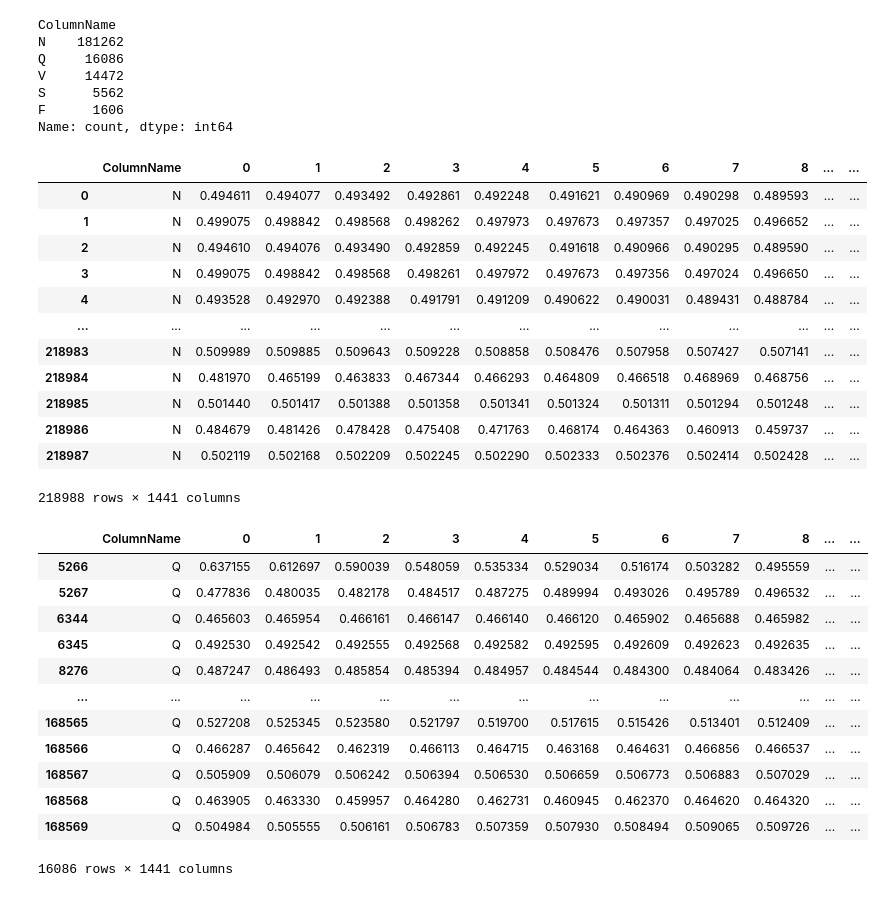
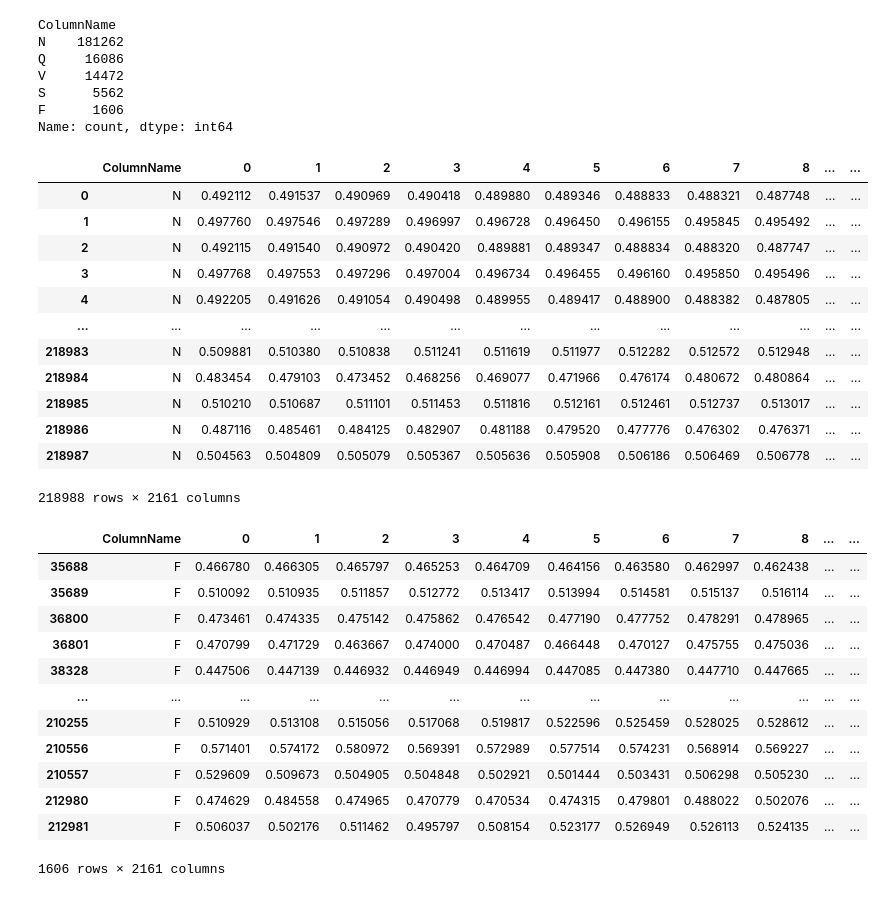
Before and after one commit to arthurdesma/Arrhythmia_Detection_and_Classification, a Jupyter notebook: data_treatement_test.ipynb, the cells around one changed output. Cells and saved outputs as stored; diff of their text form; code cells hidden in the pictures.

```diff
--- a/data_treatement_test.ipynb
+++ b/data_treatement_test.ipynb
@@ -96,8 +96,10 @@ def process_patient_data(patient_number, data_creation_dir="data_creation"):
     second_column_name = ecg_df.columns[1] if len(ecg_df.columns) > 1 else None
 
     sampling_rate = 360  # Hz
-    window_size_seconds = 2  # Seconds before and after annotation
+    window_size_seconds = 3  # Seconds before and after annotation
     window_size_samples = window_size_seconds * sampling_rate
+    window_size_samples = int(window_size_seconds * sampling_rate)
+
 
     for _, row in annotations_df.iterrows():
         annotation_point = row['Annotation']
@@ -227,35 +229,35 @@ df_fusionné = pd.concat([df_y, df_x], axis=1)
 df_fusionné
 # %% [output]
 |  | ColumnName | 0 | 1 | 2 | 3 | 4 | 5 | 6 | 7 | 8 | ... | ... |
-| 0 | N | 0.494611 | 0.494077 | 0.493492 | 0.492861 | 0.492248 | 0.491621 | 0.490969 | 0.490298 | 0.489593 | ... | ... |
-| 1 | N | 0.499075 | 0.498842 | 0.498568 | 0.498262 | 0.497973 | 0.497673 | 0.497357 | 0.497025 | 0.496652 | ... | ... |
-| 2 | N | 0.494610 | 0.494076 | 0.493490 | 0.492859 | 0.492245 | 0.491618 | 0.490966 | 0.490295 | 0.489590 | ... | ... |
-| 3 | N | 0.499075 | 0.498842 | 0.498568 | 0.498261 | 0.497972 | 0.497673 | 0.497356 | 0.497024 | 0.496650 | ... | ... |
-| 4 | N | 0.493528 | 0.492970 | 0.492388 | 0.491791 | 0.491209 | 0.490622 | 0.490031 | 0.489431 | 0.488784 | ... | ... |
+| 0 | N | 0.492112 | 0.491537 | 0.490969 | 0.490418 | 0.489880 | 0.489346 | 0.488833 | 0.488321 | 0.487748 | ... | ... |
+| 1 | N | 0.497760 | 0.497546 | 0.497289 | 0.496997 | 0.496728 | 0.496450 | 0.496155 | 0.495845 | 0.495492 | ... | ... |
+| 2 | N | 0.492115 | 0.491540 | 0.490972 | 0.490420 | 0.489881 | 0.489347 | 0.488834 | 0.488320 | 0.487747 | ... | ... |
+| 3 | N | 0.497768 | 0.497553 | 0.497296 | 0.497004 | 0.496734 | 0.496455 | 0.496160 | 0.495850 | 0.495496 | ... | ... |
+| 4 | N | 0.492205 | 0.491626 | 0.491054 | 0.490498 | 0.489955 | 0.489417 | 0.488900 | 0.488382 | 0.487805 | ... | ... |
 | ... | ... | ... | ... | ... | ... | ... | ... | ... | ... | ... | ... | ... |
-| 218983 | N | 0.509989 | 0.509885 | 0.509643 | 0.509228 | 0.508858 | 0.508476 | 0.507958 | 0.507427 | 0.507141 | ... | ... |
-| 218984 | N | 0.481970 | 0.465199 | 0.463833 | 0.467344 | 0.466293 | 0.464809 | 0.466518 | 0.468969 | 0.468756 | ... | ... |
-| 218985 | N | 0.501440 | 0.501417 | 0.501388 | 0.501358 | 0.501341 | 0.501324 | 0.501311 | 0.501294 | 0.501248 | ... | ... |
-| 218986 | N | 0.484679 | 0.481426 | 0.478428 | 0.475408 | 0.471763 | 0.468174 | 0.464363 | 0.460913 | 0.459737 | ... | ... |
-| 218987 | N | 0.502119 | 0.502168 | 0.502209 | 0.502245 | 0.502290 | 0.502333 | 0.502376 | 0.502414 | 0.502428 | ... | ... |
+| 218983 | N | 0.509881 | 0.510380 | 0.510838 | 0.511241 | 0.511619 | 0.511977 | 0.512282 | 0.512572 | 0.512948 | ... | ... |
+| 218984 | N | 0.483454 | 0.479103 | 0.473452 | 0.468256 | 0.469077 | 0.471966 | 0.476174 | 0.480672 | 0.480864 | ... | ... |
+| 218985 | N | 0.510210 | 0.510687 | 0.511101 | 0.511453 | 0.511816 | 0.512161 | 0.512461 | 0.512737 | 0.513017 | ... | ... |
+| 218986 | N | 0.487116 | 0.485461 | 0.484125 | 0.482907 | 0.481188 | 0.479520 | 0.477776 | 0.476302 | 0.476371 | ... | ... |
+| 218987 | N | 0.504563 | 0.504809 | 0.505079 | 0.505367 | 0.505636 | 0.505908 | 0.506186 | 0.506469 | 0.506778 | ... | ... |
-218988 rows × 1441 columns
+218988 rows × 2161 columns
 # %%
-line = df_fusionné.loc[df_fusionné['ColumnName'] == 'Q']
+line = df_fusionné.loc[df_fusionné['ColumnName'] == 'F']
 line
 # %% [output]
 |  | ColumnName | 0 | 1 | 2 | 3 | 4 | 5 | 6 | 7 | 8 | ... | ... |
-| 5266 | Q | 0.637155 | 0.612697 | 0.590039 | 0.548059 | 0.535334 | 0.529034 | 0.516174 | 0.503282 | 0.495559 | ... | ... |
-| 5267 | Q | 0.477836 | 0.480035 | 0.482178 | 0.484517 | 0.487275 | 0.489994 | 0.493026 | 0.495789 | 0.496532 | ... | ... |
-| 6344 | Q | 0.465603 | 0.465954 | 0.466161 | 0.466147 | 0.466140 | 0.466120 | 0.465902 | 0.465688 | 0.465982 | ... | ... |
-| 6345 | Q | 0.492530 | 0.492542 | 0.492555 | 0.492568 | 0.492582 | 0.492595 | 0.492609 | 0.492623 | 0.492635 | ... | ... |
-| 8276 | Q | 0.487247 | 0.486493 | 0.485854 | 0.485394 | 0.484957 | 0.484544 | 0.484300 | 0.484064 | 0.483426 | ... | ... |
+| 35688 | F | 0.466780 | 0.466305 | 0.465797 | 0.465253 | 0.464709 | 0.464156 | 0.463580 | 0.462997 | 0.462438 | ... | ... |
+| 35689 | F | 0.510092 | 0.510935 | 0.511857 | 0.512772 | 0.513417 | 0.513994 | 0.514581 | 0.515137 | 0.516114 | ... | ... |
+| 36800 | F | 0.473461 | 0.474335 | 0.475142 | 0.475862 | 0.476542 | 0.477190 | 0.477752 | 0.478291 | 0.478965 | ... | ... |
+| 36801 | F | 0.470799 | 0.471729 | 0.463667 | 0.474000 | 0.470487 | 0.466448 | 0.470127 | 0.475755 | 0.475036 | ... | ... |
+| 38328 | F | 0.447506 | 0.447139 | 0.446932 | 0.446949 | 0.446994 | 0.447085 | 0.447380 | 0.447710 | 0.447665 | ... | ... |
 | ... | ... | ... | ... | ... | ... | ... | ... | ... | ... | ... | ... | ... |
-| 168565 | Q | 0.527208 | 0.525345 | 0.523580 | 0.521797 | 0.519700 | 0.517615 | 0.515426 | 0.513401 | 0.512409 | ... | ... |
-| 168566 | Q | 0.466287 | 0.465642 | 0.462319 | 0.466113 | 0.464715 | 0.463168 | 0.464631 | 0.466856 | 0.466537 | ... | ... |
-| 168567 | Q | 0.505909 | 0.506079 | 0.506242 | 0.506394 | 0.506530 | 0.506659 | 0.506773 | 0.506883 | 0.507029 | ... | ... |
-| 168568 | Q | 0.463905 | 0.463330 | 0.459957 | 0.464280 | 0.462731 | 0.460945 | 0.462370 | 0.464620 | 0.464320 | ... | ... |
-| 168569 | Q | 0.504984 | 0.505555 | 0.506161 | 0.506783 | 0.507359 | 0.507930 | 0.508494 | 0.509065 | 0.509726 | ... | ... |
+| 210255 | F | 0.510929 | 0.513108 | 0.515056 | 0.517068 | 0.519817 | 0.522596 | 0.525459 | 0.528025 | 0.528612 | ... | ... |
+| 210556 | F | 0.571401 | 0.574172 | 0.580972 | 0.569391 | 0.572989 | 0.577514 | 0.574231 | 0.568914 | 0.569227 | ... | ... |
+| 210557 | F | 0.529609 | 0.509673 | 0.504905 | 0.504848 | 0.502921 | 0.501444 | 0.503431 | 0.506298 | 0.505230 | ... | ... |
+| 212980 | F | 0.474629 | 0.484558 | 0.474965 | 0.470779 | 0.470534 | 0.474315 | 0.479801 | 0.488022 | 0.502076 | ... | ... |
+| 212981 | F | 0.506037 | 0.502176 | 0.511462 | 0.495797 | 0.508154 | 0.523177 | 0.526949 | 0.526113 | 0.524135 | ... | ... |
-16086 rows × 1441 columns
+1606 rows × 2161 columns
 # %%
 import matplotlib.pyplot as plt
 import numpy as np
```
Also changed, not shown: parts of 5 cells of this notebook, 13 other files.
